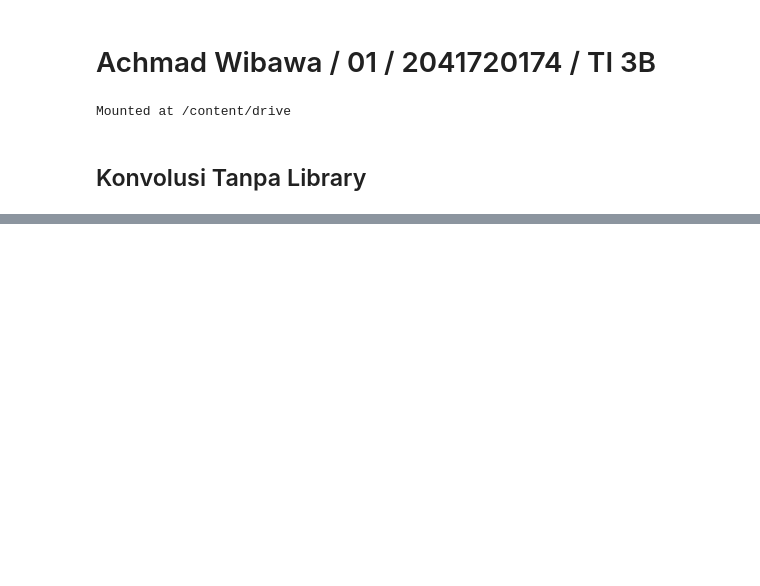
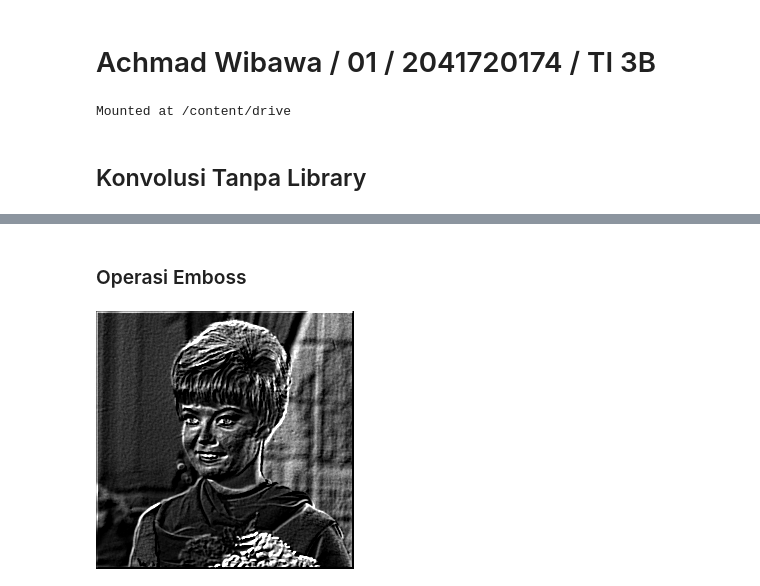
Before and after one commit to AchmadWibawa/PCVK, a Jupyter notebook: Week7.ipynb, the cells around one changed output, grey strips where cells are left out. Saved outputs shown, nothing was run; the diff lists cells and outputs as text; code cells hidden in the pictures; blank space fills up the shorter version.

```diff
--- a/Week7.ipynb
+++ b/Week7.ipynb
@@ -19,0 +53,11 @@ from PIL import Image as im
+# %% [markdown]
+### Operasi Emboss
+# %%
+# Image Emboss
+kernel_emboss = np.array([[-2,-1,0],
+                          [-1,1,1],
+                          [0,1,2]])
+
+cv2_imshow(convolution2d(img_gray,kernel_emboss,1,2))
+# %% [output]
+[figure, added]
```
Also changed, not shown: parts of 15 cells of this notebook.
